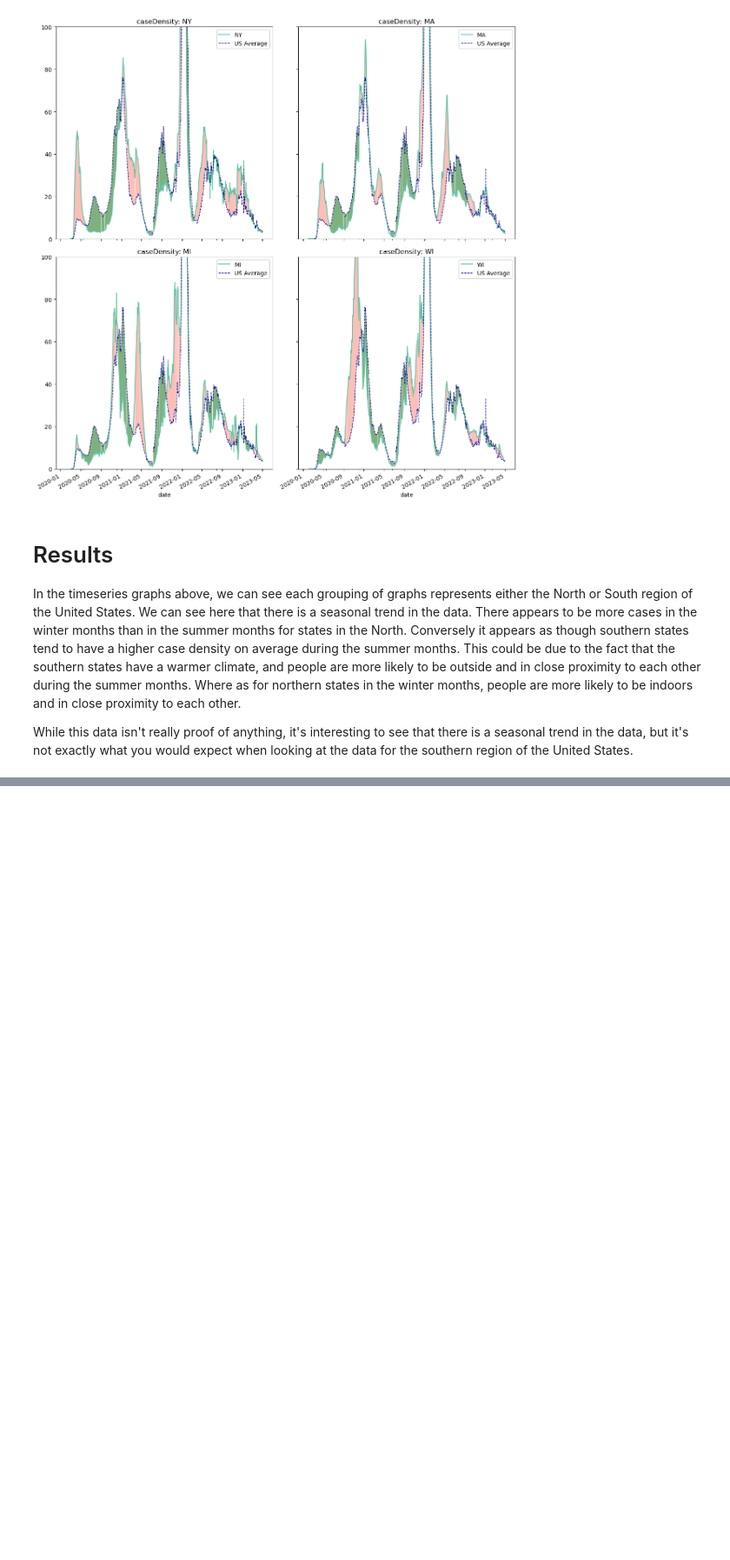
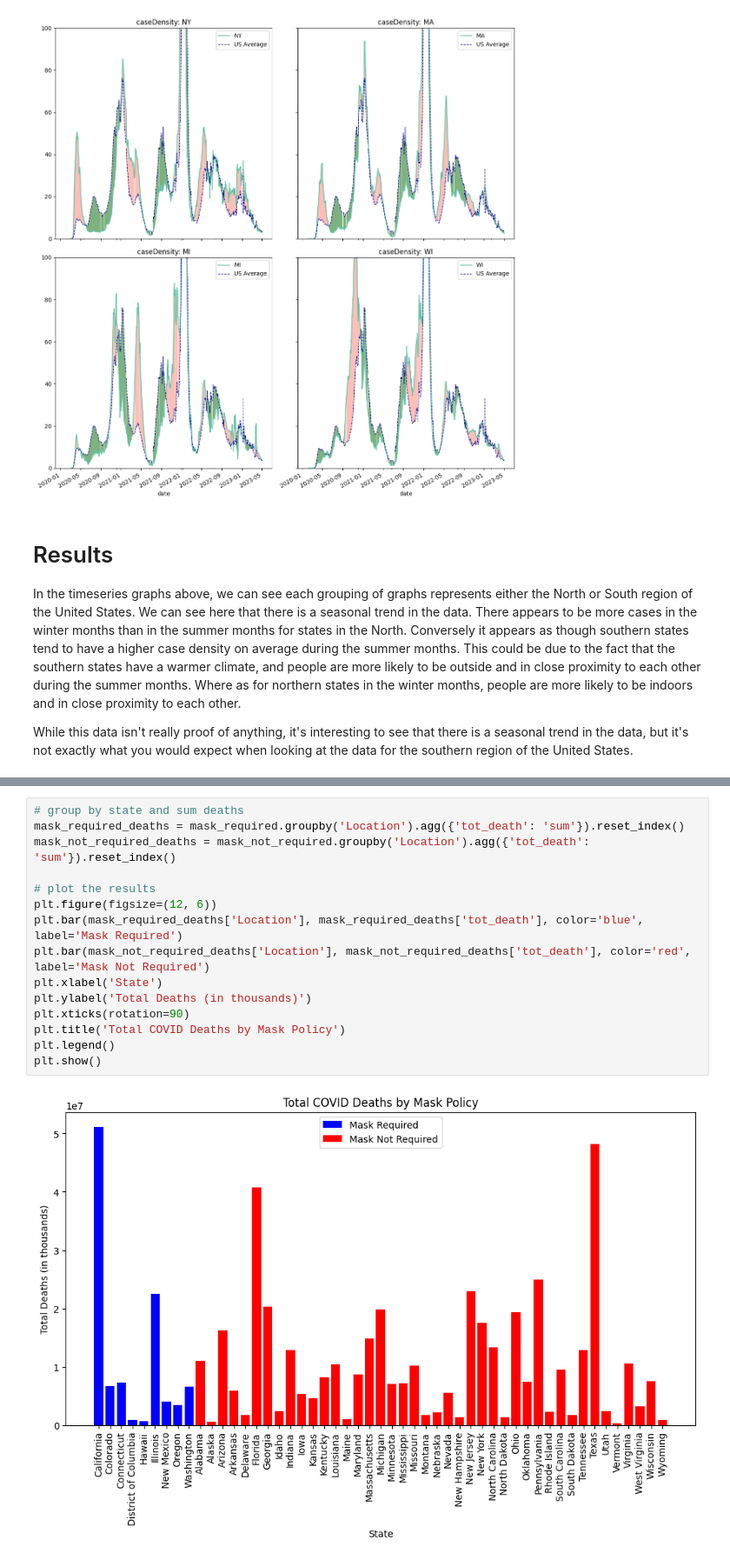
Before and after one commit to mikerasch/Covid19Analysis, a Jupyter notebook: Covid_Analysis.ipynb, the cells around one changed output, grey strips where cells are left out. Shown at 87% size. Cells and saved outputs as stored; diff of their text form; blank space fills up the shorter version.

```diff
--- a/Covid_Analysis.ipynb
+++ b/Covid_Analysis.ipynb
@@ -459,0 +535,17 @@ While this data isn't really proof of anything, it's interesting to see that the
+# %%
+# group by state and sum deaths
+mask_required_deaths = mask_required.groupby('Location').agg({'tot_death': 'sum'}).reset_index()
+mask_not_required_deaths = mask_not_required.groupby('Location').agg({'tot_death': 'sum'}).reset_index()
+
+# plot the results
+plt.figure(figsize=(12, 6))
+plt.bar(mask_required_deaths['Location'], mask_required_deaths['tot_death'], color='blue', label='Mask Required')
+plt.bar(mask_not_required_deaths['Location'], mask_not_required_deaths['tot_death'], color='red', label='Mask Not Required')
+plt.xlabel('State')
+plt.ylabel('Total Deaths (in thousands)')
+plt.xticks(rotation=90)
+plt.title('Total COVID Deaths by Mask Policy')
+plt.legend()
+plt.show()
+# %% [output]
+[figure, added]
```
Also changed, not shown: parts of 10 cells of this notebook, 2 other files.
